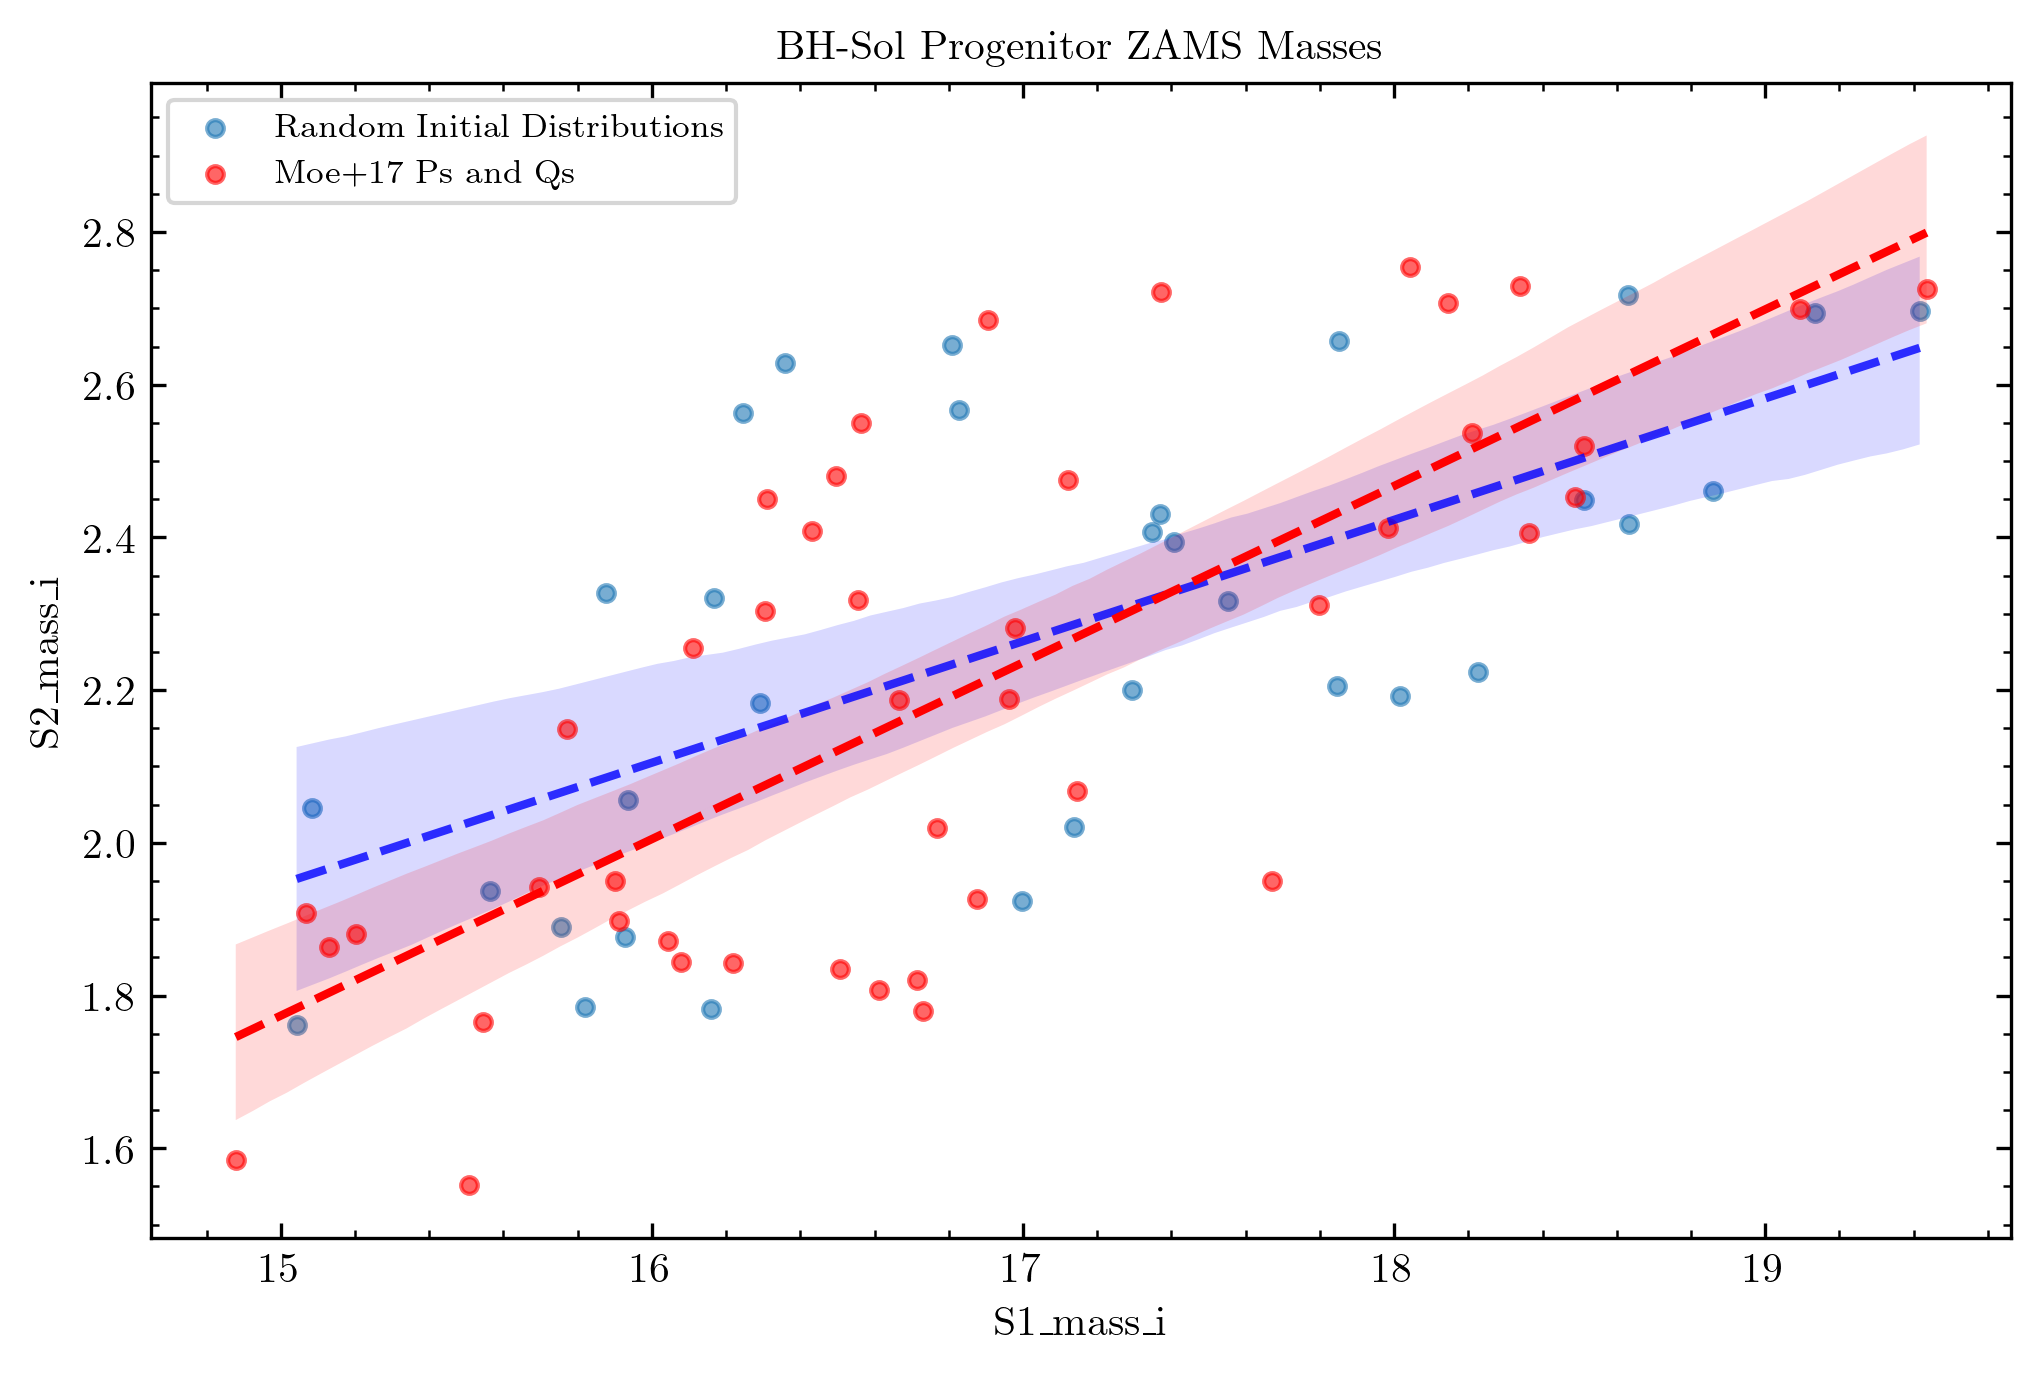
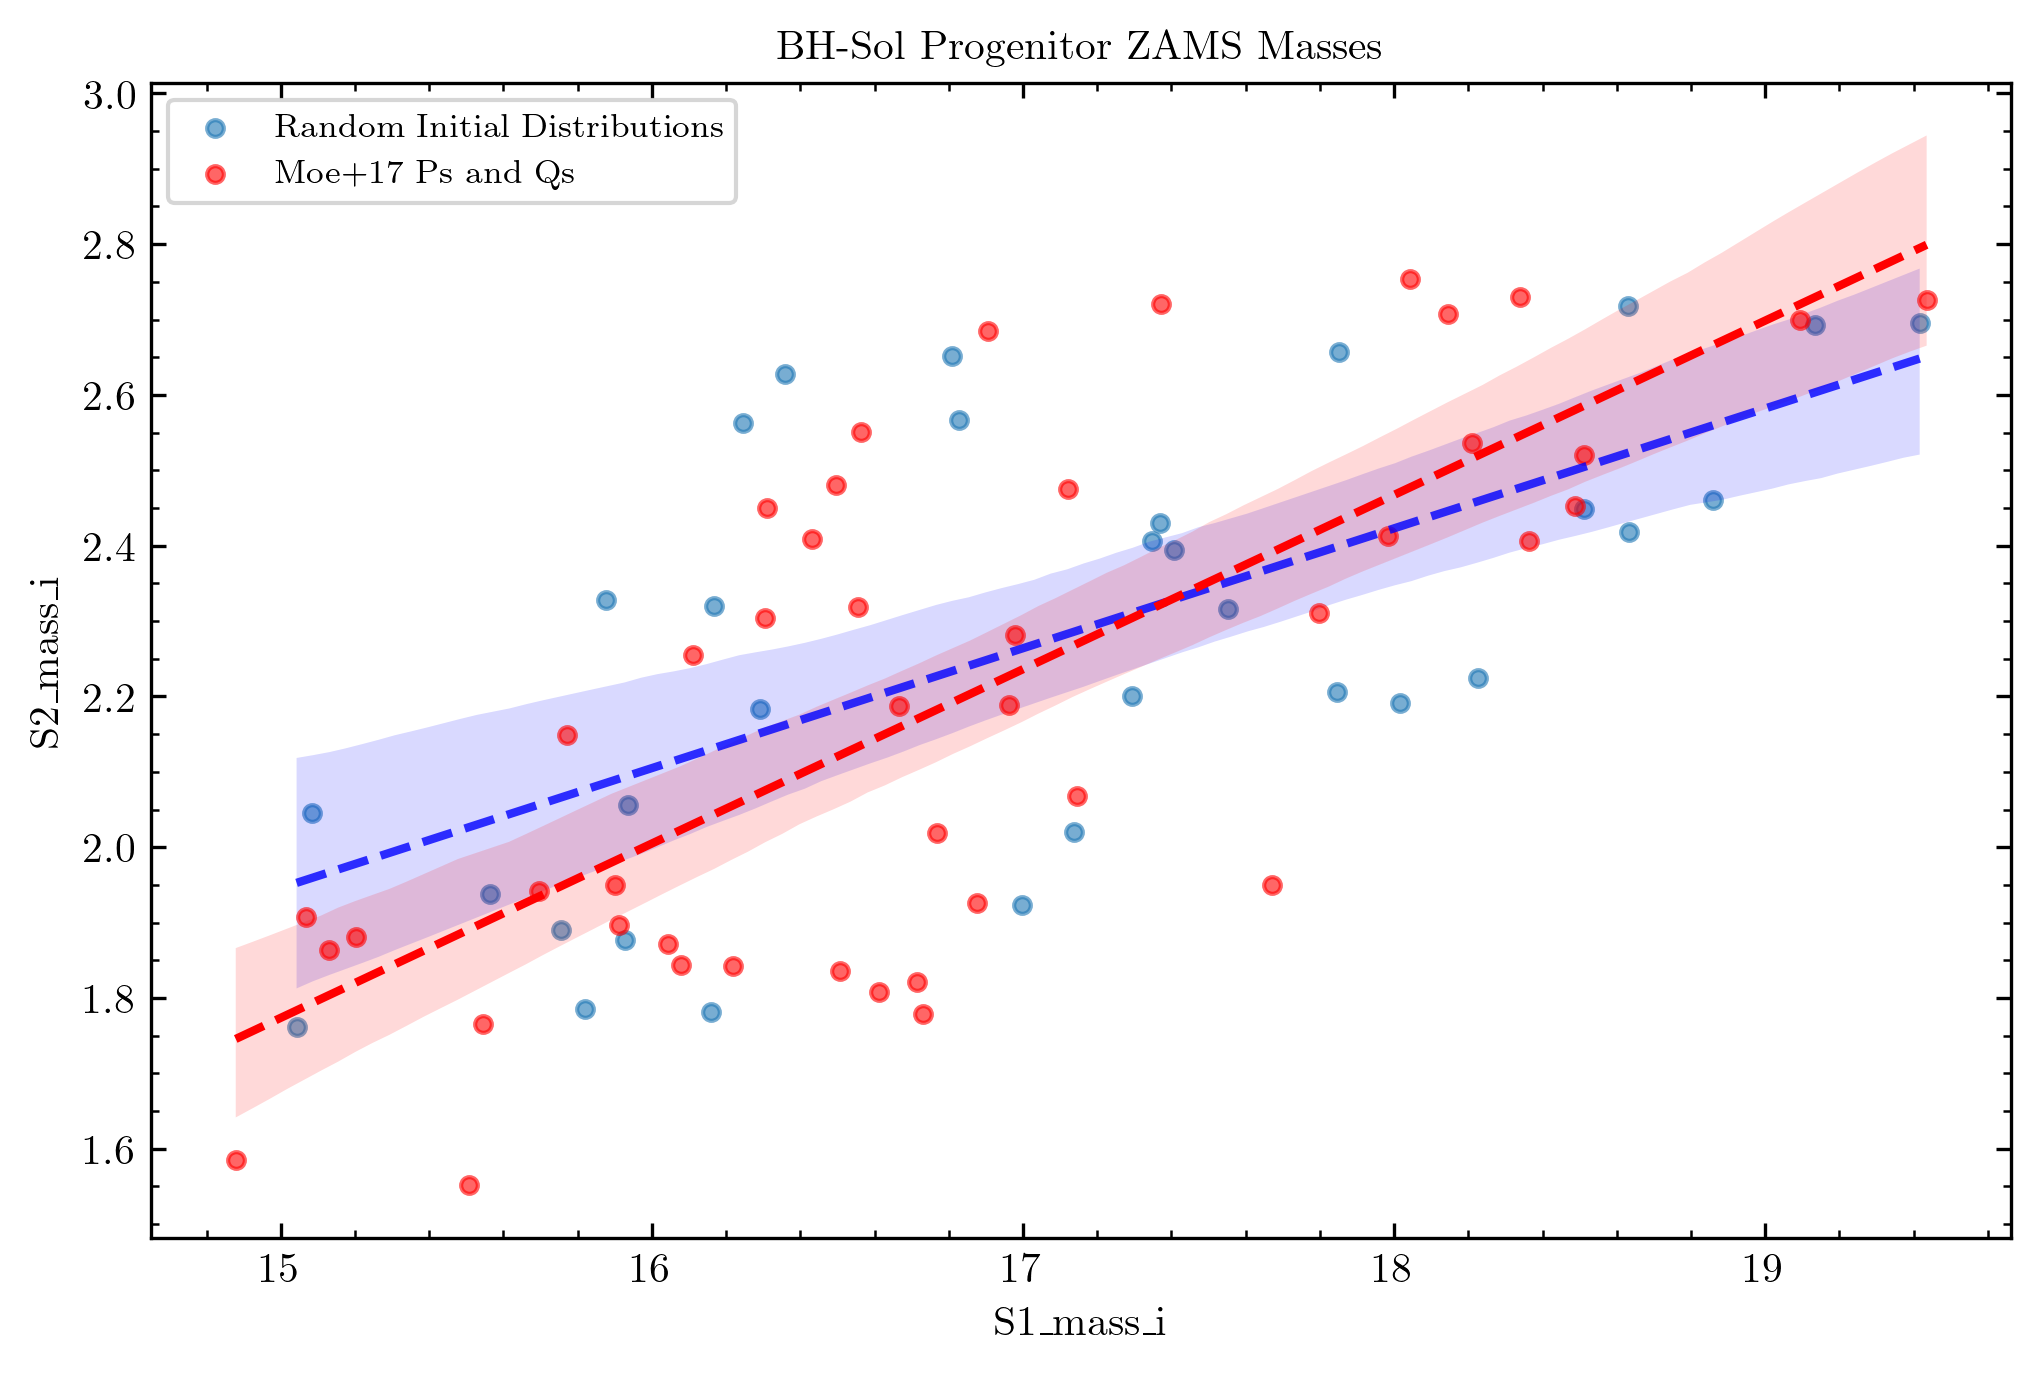
The notebook cell's code change between the first figure and the second:
--- before
+++ after
@@ -19,5 +19,5 @@
 plt.title('BH-Sol Progenitor ZAMS Masses')
 
-plt.savefig(graphSave / 'MoeDistro_Vs_Rand.pgf', bbox_inches='tight')
+plt.savefig(graphSave / 'MoeDistro_Vs_Rand.pgf',  format ='pgf', transparent =True, bbox_inches='tight')
 
 plt.show()

Commit: new pgfs!